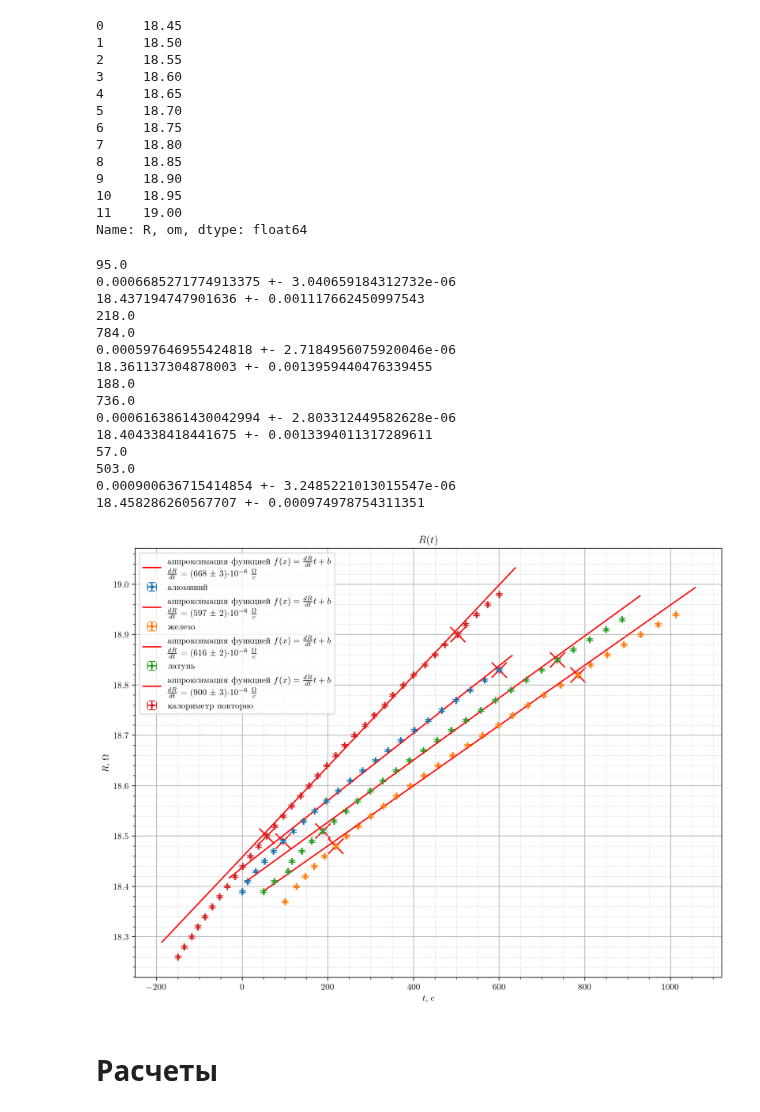
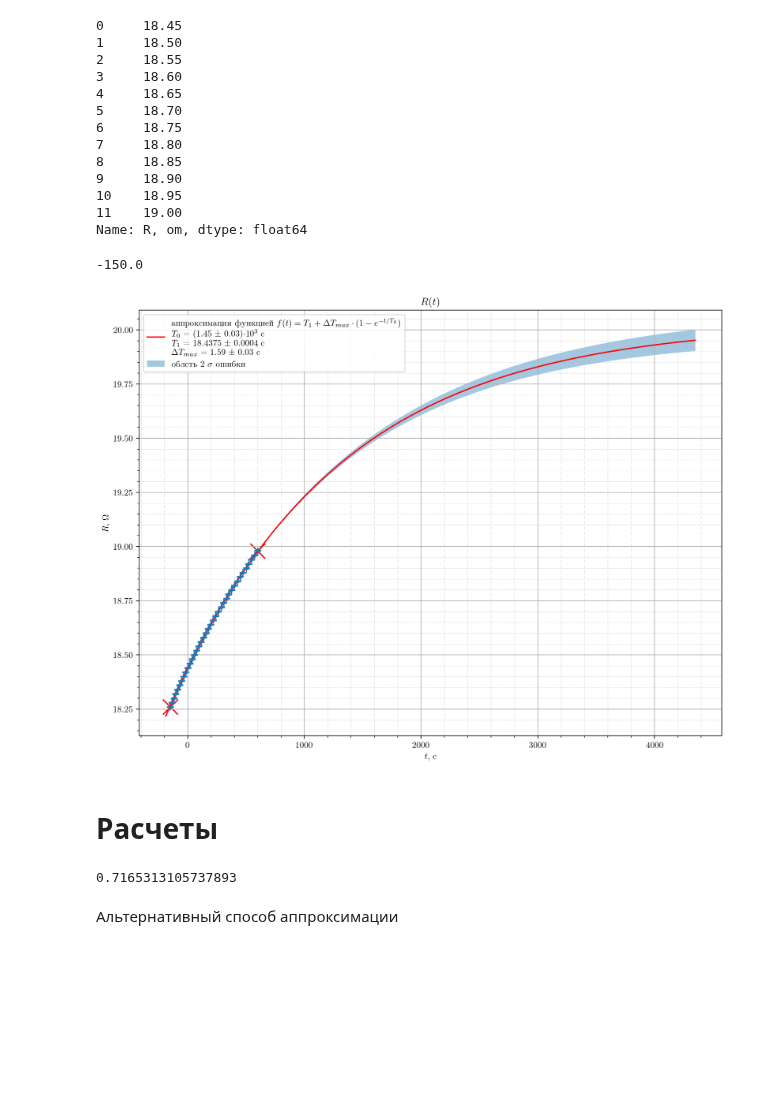
Before and after one commit to Hacker1337/LabDataTemplates, a Jupyter notebook: examples/body_heat_capacity/graphs.ipynb, the cells around one changed output. Cells and saved outputs as stored; diff of their text form; code cells hidden in the pictures; blank space fills up the shorter version.

```diff
--- a/examples/body_heat_capacity/graphs.ipynb
+++ b/examples/body_heat_capacity/graphs.ipynb
@@ -90,15 +90,19 @@ Name: R, om, dtype: float64
 название графика,
 название функции ,
 набор параметров с размерностями через запятую '''
-visApproxError = False   # рисовать ли область ошибки аппроксимации
+visApproxError = True   # рисовать ли область ошибки аппроксимации
 par_names_str = r'''
-$\frac{dR}{dt}$, $\frac{\Omega}{c}$
+$T_0$, c
+$T_1$, c
+$\Delta T_{max}$, c
 '''
 # b, $\Omega$
 # function to approximate
 fun_name = r"$f(x) = \frac{dR}{dt}t + b$"
-def f(x, k, b):
-    return b + k * x
+fun_name = r"$f(t) = T_1 + \Delta T_{max} \cdot (1-e^{-t/T_0})$"
+def f(t, T_0, T_1, dT):
+    return T_1 + dT * (1-np.exp(-t/T_0))
+
 # конец пользовательских параметров
 
 from scipy.optimize import curve_fit
@@ -153,7 +157,7 @@ def make_graph(N, xshift, begini=None, endi=None):
     xerr = np.ones_like(x)*1
     yerr = np.ones_like(x)*0.002
 
-    popt, pcov = curve_fit(f, x[begini:endi], y[begini:endi], sigma=yerr[begini:endi], absolute_sigma=True)
+    popt, pcov = curve_fit(f, x[begini:endi], y[begini:endi], sigma=yerr[begini:endi], absolute_sigma=True, p0=[5000, 18.5, 300])
     if begini is not None:
         print(x[begini])
         plt.scatter(x[begini], y[begini], s=300, c='red', marker='x')
@@ -165,8 +169,8 @@ def make_graph(N, xshift, begini=None, endi=None):
     else:
         plt.scatter(x[len(x) + -1], y[len(x) + -1], s=300, c='red', marker='x')
     err = np.sqrt(np.diag(pcov))
-    for v, er in zip(popt, err):
-        print(v,'+-',er)
+    # for v, er in zip(popt, err):
+    #     print(v,'+-',er)
 
     approx_label = f"аппроксимация функцией {fun_name}"
     par_names = [x.split(', ') for x in par_names_str.strip().split("\n")]
@@ -176,54 +180,40 @@ def make_graph(N, xshift, begini=None, endi=None):
 
     plt.errorbar(x, y, fmt="o", xerr=xerr, yerr=yerr, label=label, capsize=4, ms=3)
     teorPoints = 50
     intent = 0.05   # отступ по бокам от обласи экспериментальных данных
     a, b = x.min(), x.max()
-    X = np.linspace(a-(b-a)*intent, b+(b-a)*intent, num=teorPoints)
+    X = np.linspace(a-(b-a)*intent, b+(b-a)*intent*100, num=teorPoints)
     plt.plot(X, f(X, *popt), 'r', label=approx_label)
     if visApproxError:
         nsigma = 2
         minA, maxA = lower_upper_limits(X, f, popt, pcov, nsigma=nsigma)
         plt.fill_between(X, minA, maxA, alpha=0.4, label=f"облсть {nsigma} $\sigma$ ошибки")
 
 # make_graph(0)
-make_graph(1, 0, begini=5)
-make_graph(2, 100, begini=5, endi=-6)
-make_graph(3, 50, begini=6, endi=-4)
-make_graph(4, -150, begini=12, endi=-4)
+# make_graph(1, 0, begini=5)
+# make_graph(2, 100, begini=5, endi=-6)
+# make_graph(3, 50, begini=6, endi=-4)
+make_graph(4, -150, begini=0)
 
 plt.grid(True, which='minor', linewidth=0.4, linestyle = ':')
 plt.grid(True, which='major')
 plt.xlabel(r"$t$, c")
 plt.ylabel(r"$R$, $\Omega$")
 plt.title(r"$R(t)$")
 
 handles, labels = plt.gca().get_legend_handles_labels()
 n = len(handles)//2
 order = [i//2 if i%2==0 else n + i//2 for i in range(2*n)]
 plt.legend([handles[idx] for idx in order],[labels[idx] for idx in order])
 
 plt.savefig(f"{impath}{imNum}.png", dpi=300)
 imNum+=1
 # mymarker = plt.scatter(0.5, 0.9, s=300, c='red', transform=plt.gca().transAxes, marker='x', clip_on=False)
 # mymarker = plt.scatter(0.5, 0.9, s=300, c='red', marker='x', clip_on=False)
 # plt.gca().add_artist(mymarker)
 # %% [output]
-95.0
-0.0006685271774913375 +- 3.040659184312732e-06
-18.437194747901636 +- 0.001117662450997543
-218.0
-784.0
-0.000597646955424818 +- 2.7184956075920046e-06
-18.361137304878003 +- 0.0013959440476339455
-188.0
-736.0
-0.0006163861430042994 +- 2.803312449582628e-06
-18.404338418441675 +- 0.0013394011317289611
-57.0
-503.0
-0.000900636715414854 +- 3.2485221013015547e-06
-18.458286260567707 +- 0.000974978754311351
+-150.0
-[figure, old version]
+[figure, new version]
 # %% [markdown]
 # Расчеты
 # %%
@@ -245,3 +235,9 @@ print(C1)
 print(C1-C)
 print("Abs Error Is ", C1*(error1)/drdt1 + C*error/drdt)
 print("Rel error is ", (C1*(error1)/drdt1 + C*error/drdt)/(C1-C))
+# %%
+np.exp(-1/3)
+# %% [output]
+0.7165313105737893
+# %% [markdown]
+Альтернативный способ аппроксимации
```
Also changed, not shown: parts of 3 cells of this notebook, 9 other files.
